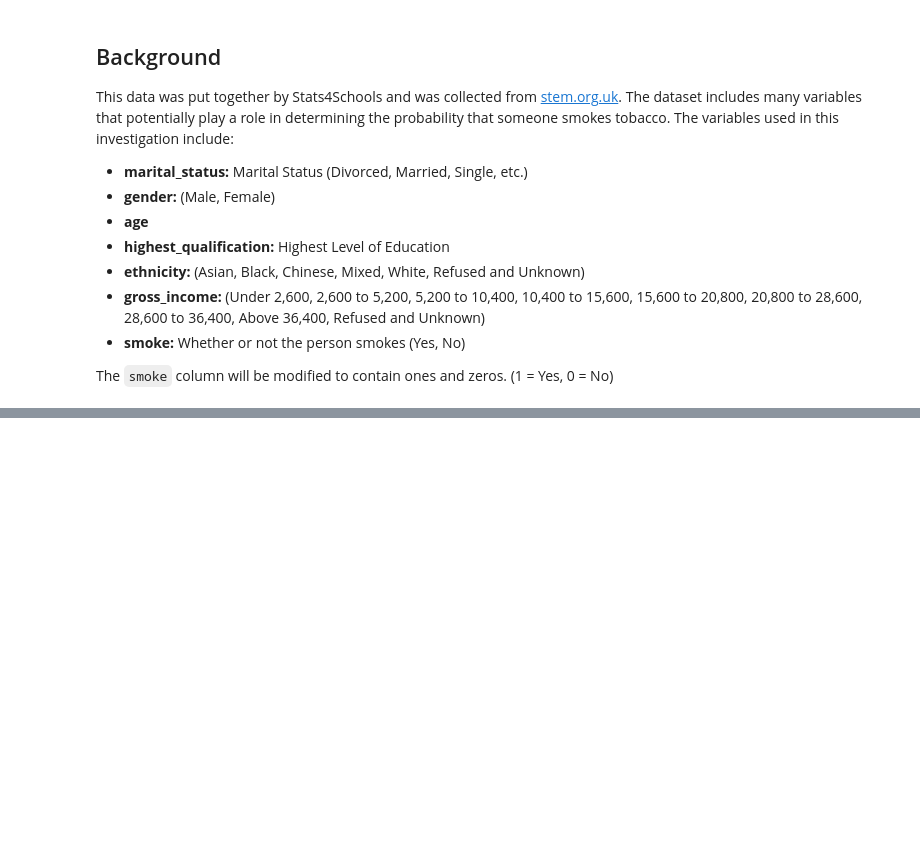
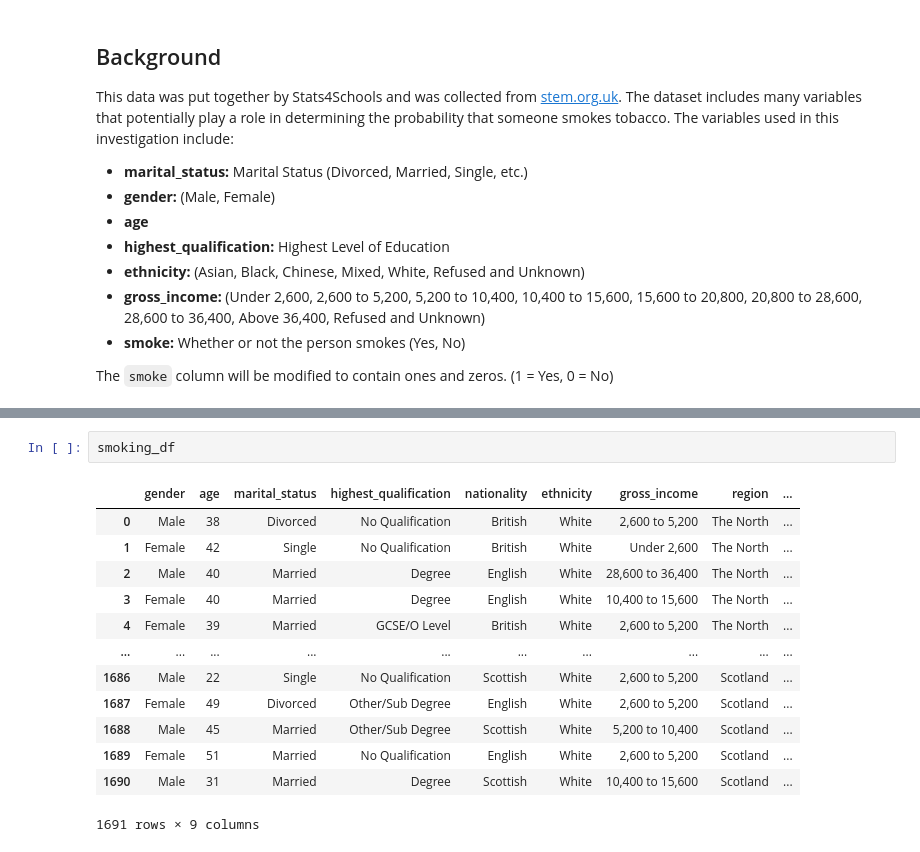
Before and after one commit to garrettcbert/UK-Smoking-Analysis, a Jupyter notebook: uk_smoking.ipynb, the cells around one changed output, grey strips where cells are left out. Cells and saved outputs as stored; diff of their text form; blank space fills up the shorter version.

```diff
--- a/uk_smoking.ipynb
+++ b/uk_smoking.ipynb
@@ -176,0 +259,16 @@ part_2_df
+# %%
+smoking_df
+# %% [output]
+|  | gender | age | marital_status | highest_qualification | nationality | ethnicity | gross_income | region | ... |
+| 0 | Male | 38 | Divorced | No Qualification | British | White | 2,600 to 5,200 | The North | ... |
+| 1 | Female | 42 | Single | No Qualification | British | White | Under 2,600 | The North | ... |
+| 2 | Male | 40 | Married | Degree | English | White | 28,600 to 36,400 | The North | ... |
+| 3 | Female | 40 | Married | Degree | English | White | 10,400 to 15,600 | The North | ... |
+| 4 | Female | 39 | Married | GCSE/O Level | British | White | 2,600 to 5,200 | The North | ... |
+| ... | ... | ... | ... | ... | ... | ... | ... | ... | ... |
+| 1686 | Male | 22 | Single | No Qualification | Scottish | White | 2,600 to 5,200 | Scotland | ... |
+| 1687 | Female | 49 | Divorced | Other/Sub Degree | English | White | 2,600 to 5,200 | Scotland | ... |
+| 1688 | Male | 45 | Married | Other/Sub Degree | Scottish | White | 5,200 to 10,400 | Scotland | ... |
+| 1689 | Female | 51 | Married | No Qualification | English | White | 2,600 to 5,200 | Scotland | ... |
+| 1690 | Male | 31 | Married | Degree | Scottish | White | 10,400 to 15,600 | Scotland | ... |
+1691 rows × 9 columns
```
Also changed, not shown: parts of 17 cells of this notebook.
